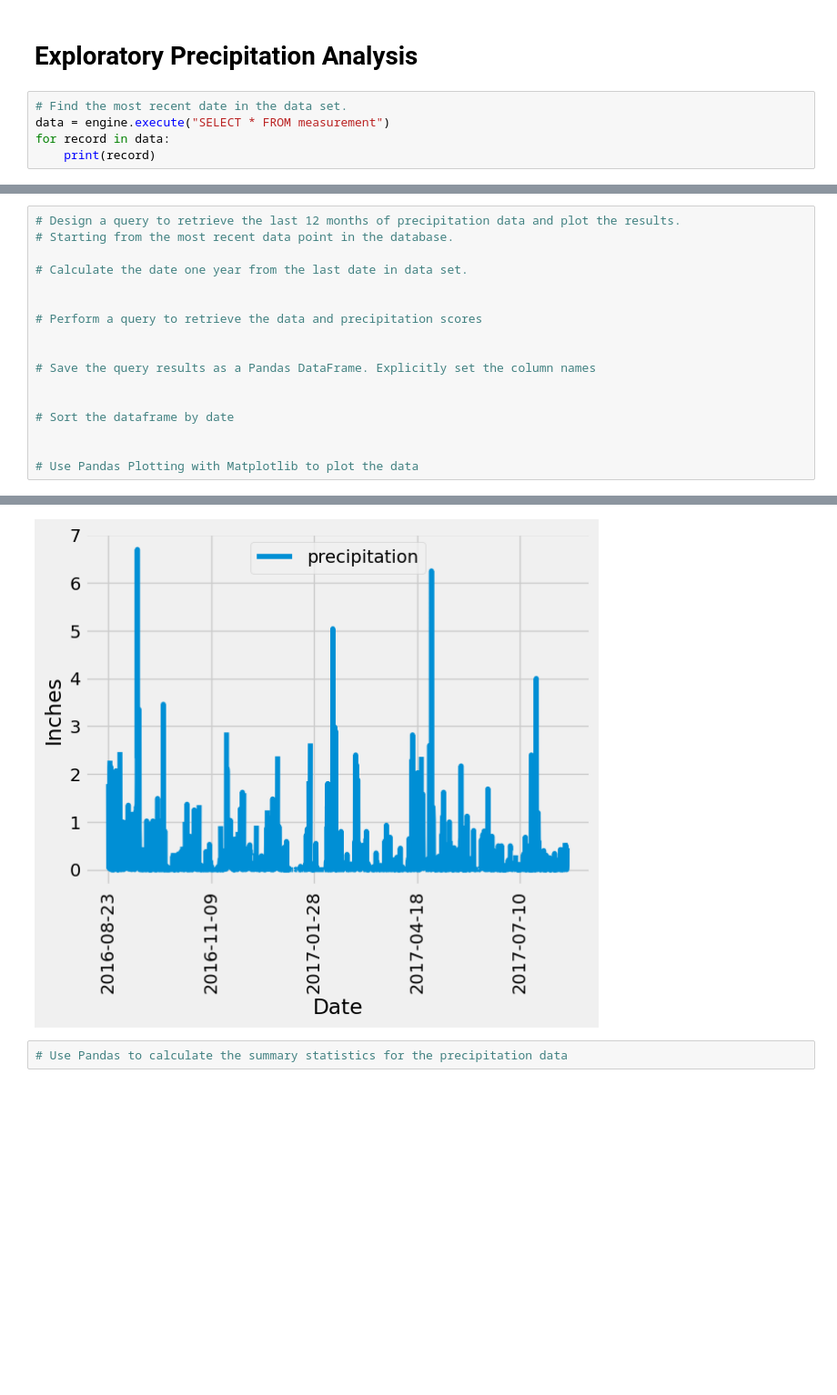
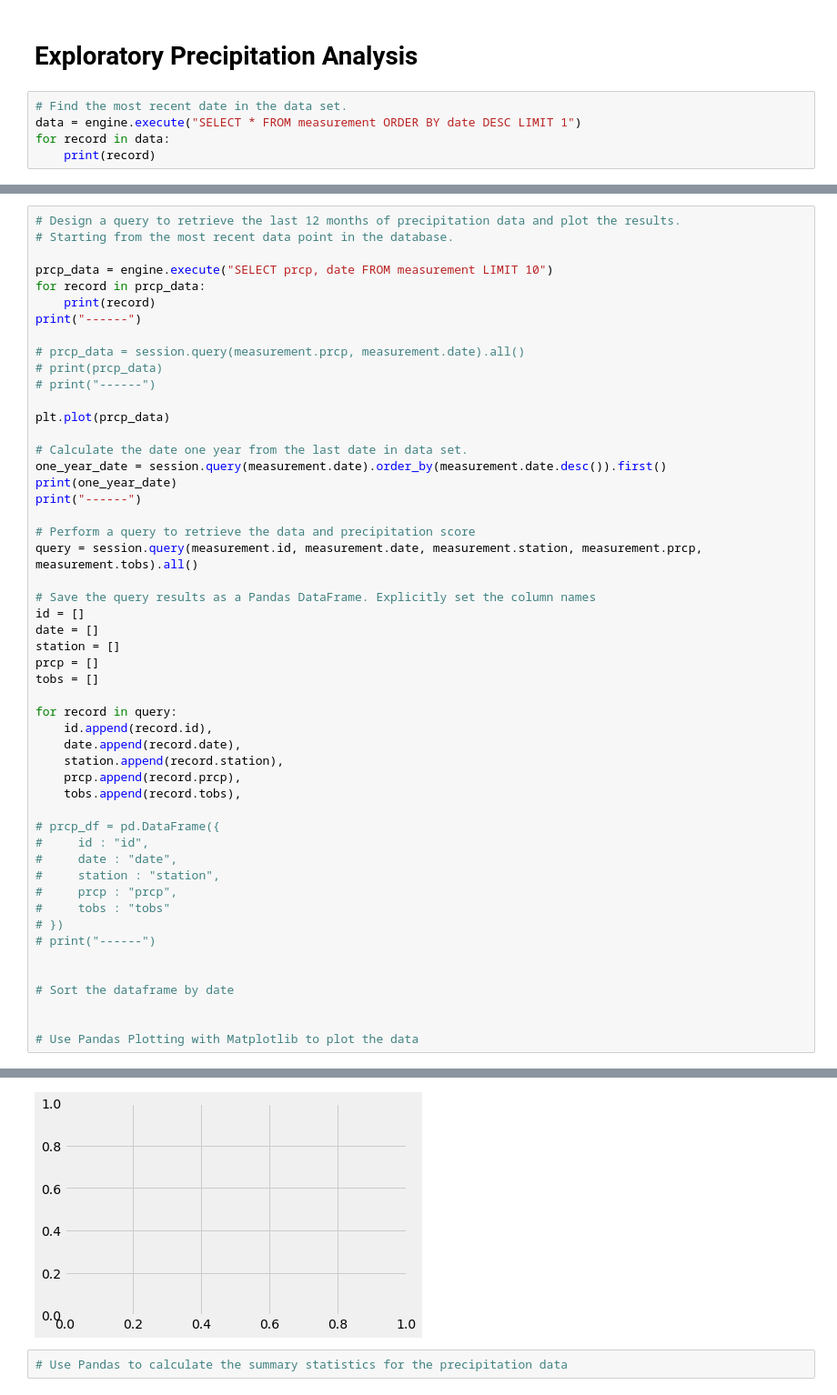
Before and after one commit to kottonxie/sqlalchemy-challenge, a Jupyter notebook: climate_starter.ipynb, the cells around one changed output, grey strips where cells are left out. Shown at 91% size. Cells and saved outputs as stored; diff of their text form; blank space fills up the shorter version.

```diff
--- a/climate_starter.ipynb
+++ b/climate_starter.ipynb
@@ -46,7 +47,7 @@ session = Session(engine)
 # Exploratory Precipitation Analysis
 # %%
 # Find the most recent date in the data set.
-data = engine.execute("SELECT * FROM measurement")
+data = engine.execute("SELECT * FROM measurement ORDER BY date DESC LIMIT 1")
 for record in data:
     print(record)
 # %% [output]
@@ -55,13 +56,47 @@ for record in data:
 # Design a query to retrieve the last 12 months of precipitation data and plot the results.
 # Starting from the most recent data point in the database.
 
+prcp_data = engine.execute("SELECT prcp, date FROM measurement LIMIT 10")
+for record in prcp_data:
+    print(record)
+print("------")
+
+# prcp_data = session.query(measurement.prcp, measurement.date).all()
+# print(prcp_data)
+# print("------")
+
+plt.plot(prcp_data)
+
 # Calculate the date one year from the last date in data set.
+one_year_date = session.query(measurement.date).order_by(measurement.date.desc()).first()
+print(one_year_date)
+print("------")
 
-
-# Perform a query to retrieve the data and precipitation scores
-
+# Perform a query to retrieve the data and precipitation score
+query = session.query(measurement.id, measurement.date, measurement.station, measurement.prcp, measurement.tobs).all()
 
 # Save the query results as a Pandas DataFrame. Explicitly set the column names
+id = []
+date = []
+station = []
+prcp = []
+tobs = []
+
+for record in query:
+    id.append(record.id),
+    date.append(record.date),
+    station.append(record.station),
+    prcp.append(record.prcp),
+    tobs.append(record.tobs),
+
+# prcp_df = pd.DataFrame({
+#     id : "id",
+#     date : "date",
+#     station : "station",
+#     prcp : "prcp",
+#     tobs : "tobs"
+# })
+# print("------")
 
 
 # Sort the dataframe by date
@@ -73,4 +119,4 @@ Text(0, 0.5, 'Inches')
-[figure, old version]
+[figure, new version]
 # %%
 # Use Pandas to calculate the summary statistics for the precipitation data
 # %% [output]
```
Also changed, not shown: parts of 7 cells of this notebook.
